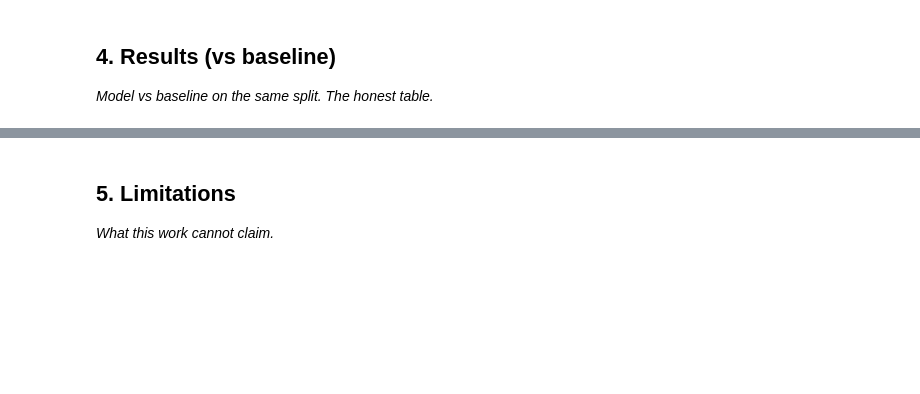
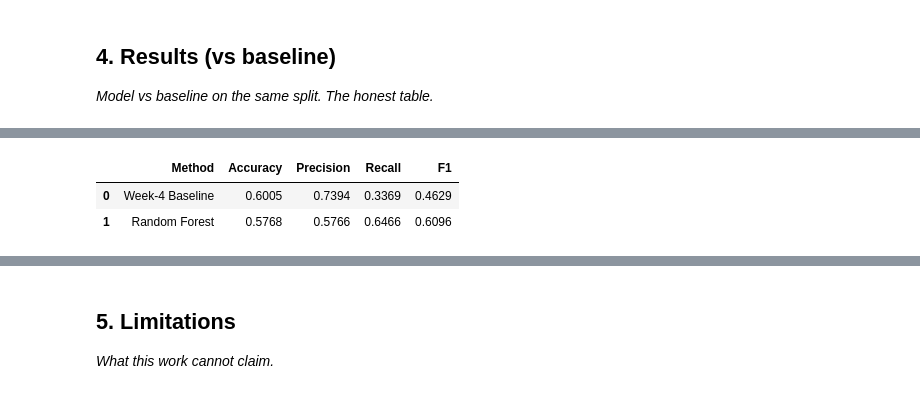
Before and after one commit to FatimaNdeem/Flyrank-ml-internship., a Jupyter notebook: work/notebooks/capstone.ipynb, the cells around one changed output, grey strips where cells are left out. Drawn from its saved outputs; the diff is of its cells as text; code cells hidden in the pictures; blank space fills up the shorter version.

```diff
--- a/work/notebooks/capstone.ipynb
+++ b/work/notebooks/capstone.ipynb
@@ -24,0 +309,29 @@ This skeleton is yours to fill. Work the sections **in order** — each one has
+# %%
+results = pd.DataFrame({
+    "Method": [
+        "Week-4 Baseline",
+        "Random Forest"
+    ],
+    "Accuracy": [
+        0.6005,
+        0.5768
+    ],
+    "Precision": [
+        0.7394,
+        0.5766
+    ],
+    "Recall": [
+        0.3369,
+        0.6466
+    ],
+    "F1": [
+        0.4629,
+        0.6096
+    ]
+})
+
+display(results)
+# %% [output]
+|  | Method | Accuracy | Precision | Recall | F1 |
+| 0 | Week-4 Baseline | 0.6005 | 0.7394 | 0.3369 | 0.4629 |
+| 1 | Random Forest | 0.5768 | 0.5766 | 0.6466 | 0.6096 |
```
Also changed, not shown: parts of 21 cells of this notebook.
